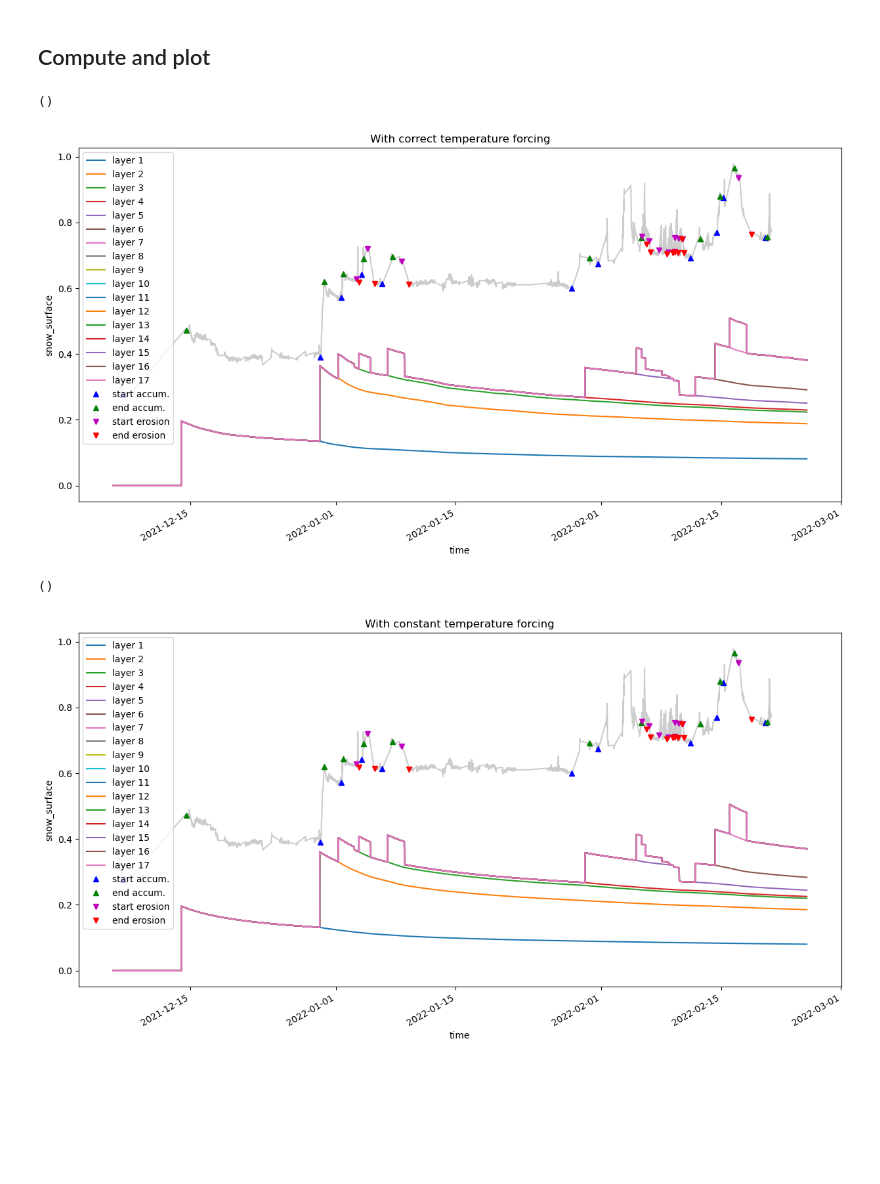
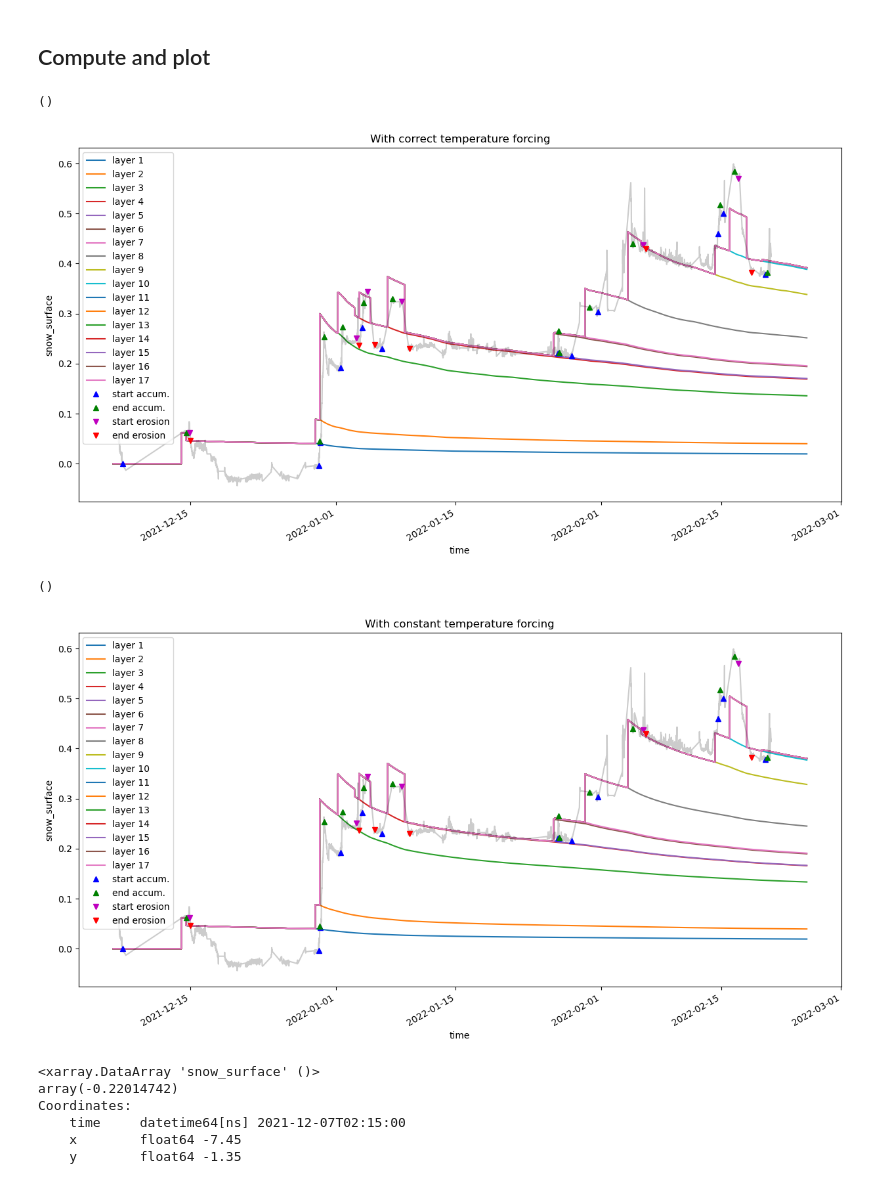
Before and after one commit to Mathilde-Bnt/MB_little_awk, a Jupyter notebook: current_development/12-Temperature_forcing.ipynb, the cells around one changed output. Cells and saved outputs as stored; diff of their text form; code cells hidden in the pictures; blank space fills up the shorter version.

```diff
--- a/current_development/12-Temperature_forcing.ipynb
+++ b/current_development/12-Temperature_forcing.ipynb
@@ -372,45 +39,13 @@ median_space_filtering(data_set_used, 5, x_span=7)
 # if data_set_used == all_data_set:
     # median_time_filtering(data_set_used, 11)
 
-data_set_used['snow_surface'] = data_set_used['snow_surface'] - data_set_used['snow_surface'].min()
+data_set_used['snow_surface'] = data_set_used['snow_surface'] - data_set_used['snow_surface'].min() - 0.27698712 - 0.41428454 + 0.22014742  # TODO modular
 # %% [output]
 ---> Median filtering in space with a window [7, 11]
 # %%
-# Meteoroglogical forcing
+# Meteorological data
 
-time_series = []
-air_temp_series = []
-surf_temp_series = []
-
-with open('/home/mabonnet/Desktop/data/202202_finse_livox/met_obs.csv') as met_data:
-    reader = csv.reader(met_data)
-    header = next(reader)
-    start_date_in_sec = pd.to_datetime('2021-12-06 00:00:00').timestamp()
-
-    for row in reader:
-        time_series.append(pd.to_datetime(row[0]).timestamp() - start_date_in_sec)
-
-        if row[6]!='':
-            air_temp_series.append(float(row[6]))
-        else:
-            air_temp_series.append(None)
-
-        if row[8]!='':
-            surf_temp_series.append(float(row[8]))
-        else:
-            surf_temp_series.append(None)
-
-    index_start = time_series.index(pd.to_datetime('2021-12-01 00:00:00').timestamp() - start_date_in_sec)  # TODO modular (note that there is no data between Dec. 1st and Dec. 11th 2021)
-
-    time_series = time_series[index_start:]
-    air_temp_series = air_temp_series[index_start:]
-    surf_temp_series = surf_temp_series[index_start:]
-
-# print(time_series)
-# print(pd.to_datetime(time_series[0]).timestamp() - pd.to_datetime('2021-12-06 00:00:00').timestamp())
-
-met_time_data = time_series # times since start of simulation, in s
-met_temp_data = surf_temp_series
+met_time_data, met_temp_data = get_met_forcing()
 # %% [markdown]
 ## Define parameters
 # %%
@@ -481,16 +116,25 @@ ro_layer_evolution, depth_evolution, temperature_evolution = simulate_snowpack_e
 # %%
 data_start_date = pd.to_datetime('2021-12-06T00:00')
 
 plot_simul_and_signal(data_set_used, x_sel, y_sel, depth_evolution_temp, 17, data_start_date, dt, nb_iterations,
                           start_accumulation, end_accumulation, start_erosion, end_erosion,
-                     save_file=False, my_file_name='index_window_point_20-20_-1.png', my_title='With correct temperature forcing')
+                     save_file=False, my_file_name='correct_temp_forcing_pi.png', my_title='With correct temperature forcing')
 # %% [output]
 ()
-[figure, old version]
+[figure, new version]
 # %%
 plot_simul_and_signal(data_set_used, x_sel, y_sel, depth_evolution, 17, data_start_date, dt, nb_iterations,
                           start_accumulation, end_accumulation, start_erosion, end_erosion,
-                     save_file=False, my_file_name='index_window_point_20-20_-1.png', my_title='With constant temperature forcing')
+                     save_file=False, my_file_name='no_temp_forcing_pi.png', my_title='With constant temperature forcing')
 # %% [output]
 ()
-[figure, old version]
+[figure, new version]
+# %%
+data_set_used.snow_surface.isel(x=x_sel, y=y_sel, time= start_accumulation[0])
+# %% [output]
+<xarray.DataArray 'snow_surface' ()>
+array(-0.22014742)
+Coordinates:
+    time     datetime64[ns] 2021-12-07T02:15:00
+    x        float64 -7.45
+    y        float64 -1.35
```
Also changed, not shown: parts of 8 cells of this notebook, 6 other files.
